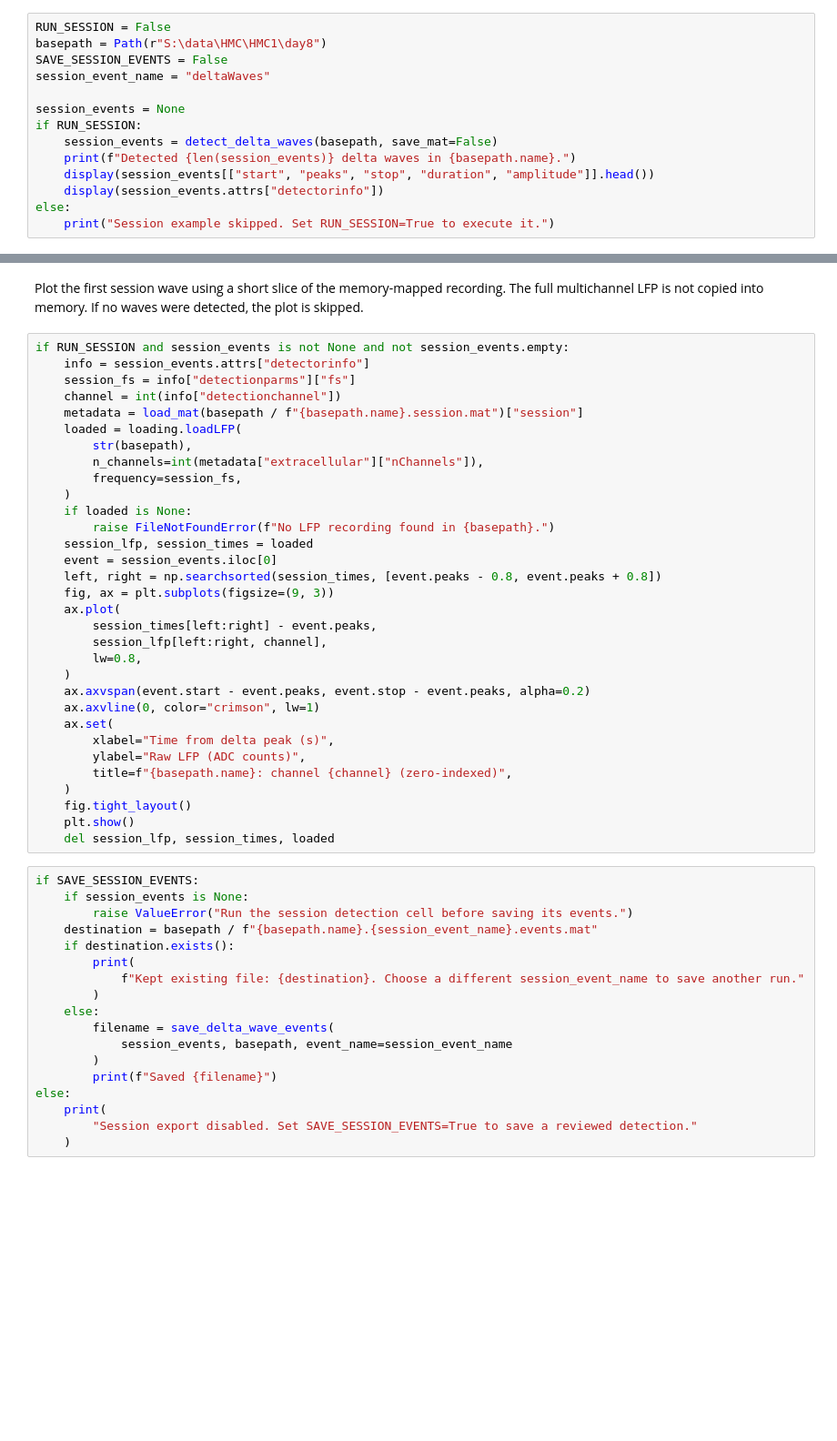
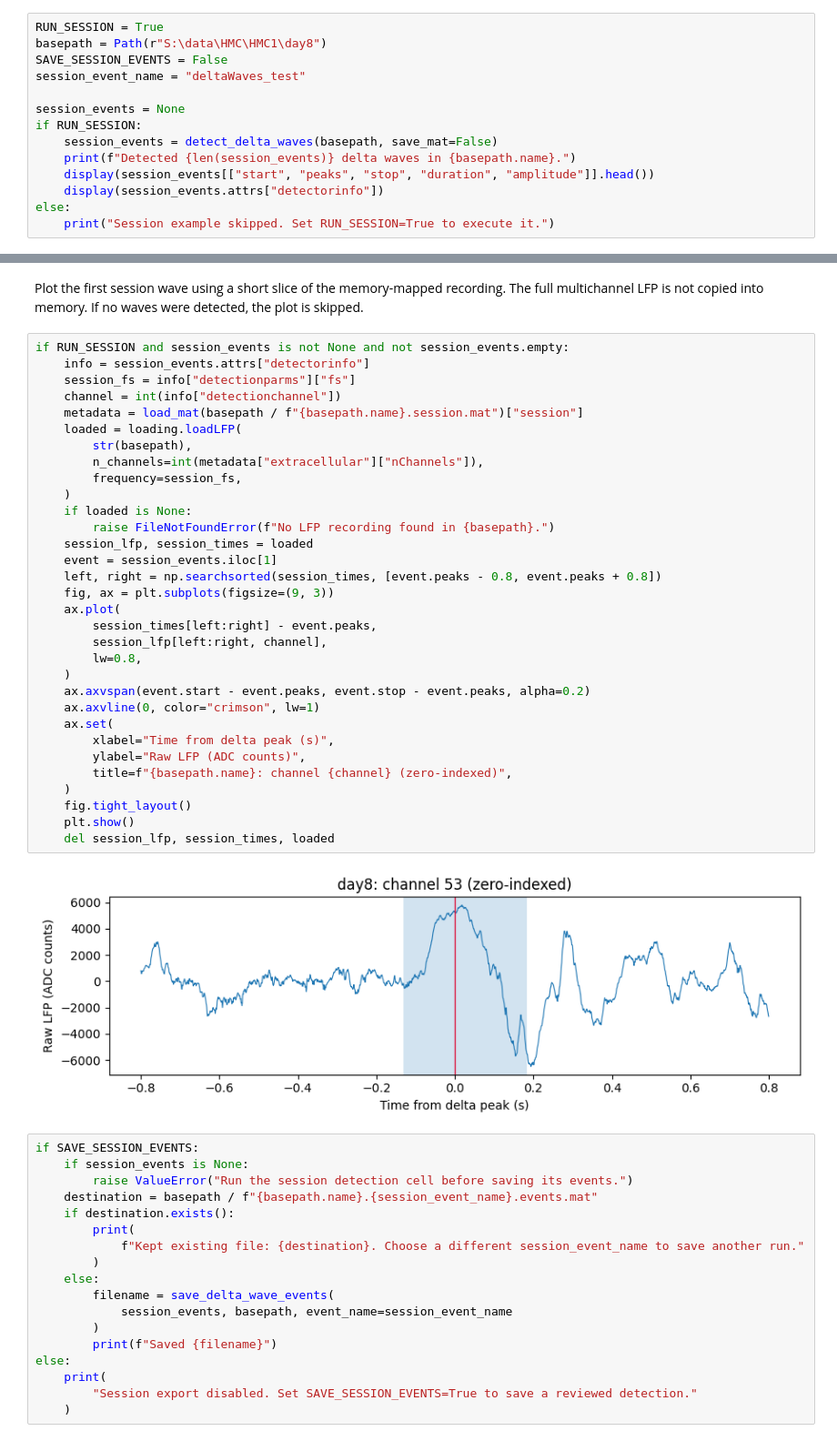
Before and after one commit to ryanharvey1/neuro_py, a Jupyter notebook: tutorials/delta_wave_detection.ipynb, the cells around one changed output, grey strips where cells are left out. Shown at 91% size. Drawn from its saved outputs; the diff is of its cells as text; blank space fills up the shorter version.

```diff
--- a/tutorials/delta_wave_detection.ipynb
+++ b/tutorials/delta_wave_detection.ipynb
@@ -203,10 +203,10 @@ Session detection below uses `save_mat=False` so it can be rerun safely. A separ
 export cell is controlled by `SAVE_SESSION_EVENTS`. Its event name defaults to
 `deltaWaves`; choose a custom name to keep an existing detection alongside it.
 # %%
-RUN_SESSION = False
+RUN_SESSION = True
 basepath = Path(r"S:\data\HMC\HMC1\day8")
 SAVE_SESSION_EVENTS = False
-session_event_name = "deltaWaves"
+session_event_name = "deltaWaves_test"
 
 session_events = None
 if RUN_SESSION:
@@ -226,34 +249,36 @@ the plot is skipped.
 if RUN_SESSION and session_events is not None and not session_events.empty:
     info = session_events.attrs["detectorinfo"]
     session_fs = info["detectionparms"]["fs"]
     channel = int(info["detectionchannel"])
     metadata = load_mat(basepath / f"{basepath.name}.session.mat")["session"]
     loaded = loading.loadLFP(
         str(basepath),
         n_channels=int(metadata["extracellular"]["nChannels"]),
         frequency=session_fs,
     )
     if loaded is None:
         raise FileNotFoundError(f"No LFP recording found in {basepath}.")
     session_lfp, session_times = loaded
-    event = session_events.iloc[0]
+    event = session_events.iloc[1]
     left, right = np.searchsorted(session_times, [event.peaks - 0.8, event.peaks + 0.8])
     fig, ax = plt.subplots(figsize=(9, 3))
     ax.plot(
         session_times[left:right] - event.peaks,
         session_lfp[left:right, channel],
         lw=0.8,
     )
     ax.axvspan(event.start - event.peaks, event.stop - event.peaks, alpha=0.2)
     ax.axvline(0, color="crimson", lw=1)
     ax.set(
         xlabel="Time from delta peak (s)",
         ylabel="Raw LFP (ADC counts)",
         title=f"{basepath.name}: channel {channel} (zero-indexed)",
     )
     fig.tight_layout()
     plt.show()
     del session_lfp, session_times, loaded
+# %% [output]
+[figure, added]
 # %%
 if SAVE_SESSION_EVENTS:
     if session_events is None:
```
Also changed, not shown: parts of 2 cells of this notebook.
